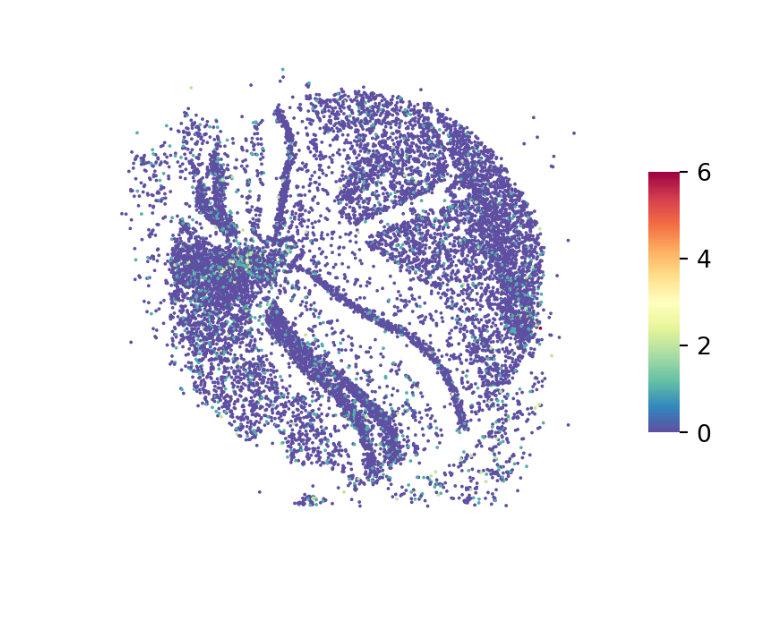
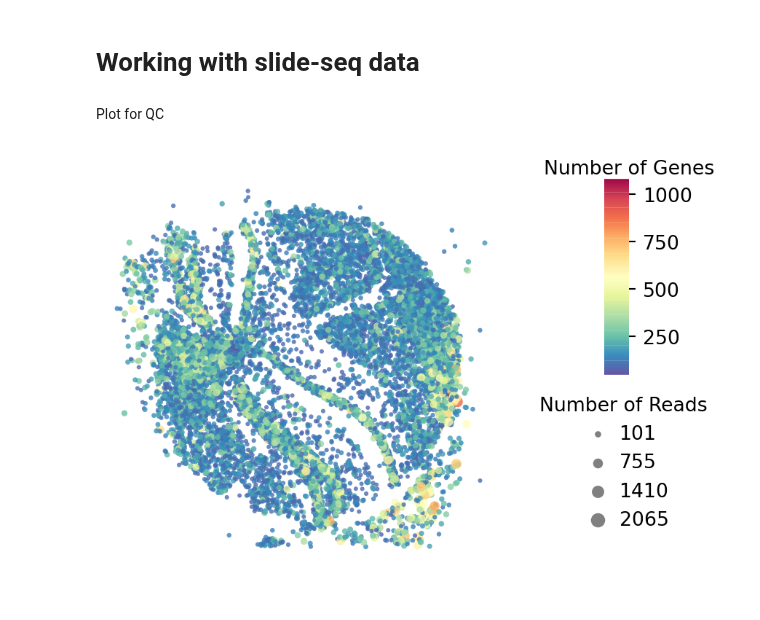
Before and after one commit to BiomedicalMachineLearning/stLearn, a Jupyter notebook: tutorials/Read_slideseq.ipynb, the cells around one changed output. Saved outputs shown, nothing was run; the diff lists cells and outputs as text; code cells hidden in the pictures.

```diff
--- a/tutorials/Read_slideseq.ipynb
+++ b/tutorials/Read_slideseq.ipynb
@@ -1,2 +1,4 @@
+# %% [markdown]
+# Working with slide-seq data
 # %%
 import stlearn as st
@@ -3,7 +7,9 @@ import stlearn as st
 # %%
-data = st.ReadSlideSeq(count_matrix_file="./slideseq_30923225/Puck_180413_7.count",
-               spatial_file="./slideseq_30923225/Puck_180413_7.idx")
+data = st.ReadSlideSeq(count_matrix_file="../UQ/SlideSeq/slideseq_30923225/Puck_180413_7.count",
+               spatial_file="../UQ/SlideSeq/slideseq_30923225/Puck_180413_7.idx")
+# %% [markdown]
+Plot for QC
 # %%
-st.pl.gene_plot(data,genes="mt-Nd5",spot_size=2)
+st.pl.QC_plot(data)
 # %% [output]
-[figure, old version]
+[figure, new version]
```
Also changed, not shown: parts of 10 cells of this notebook, 5 other files.
